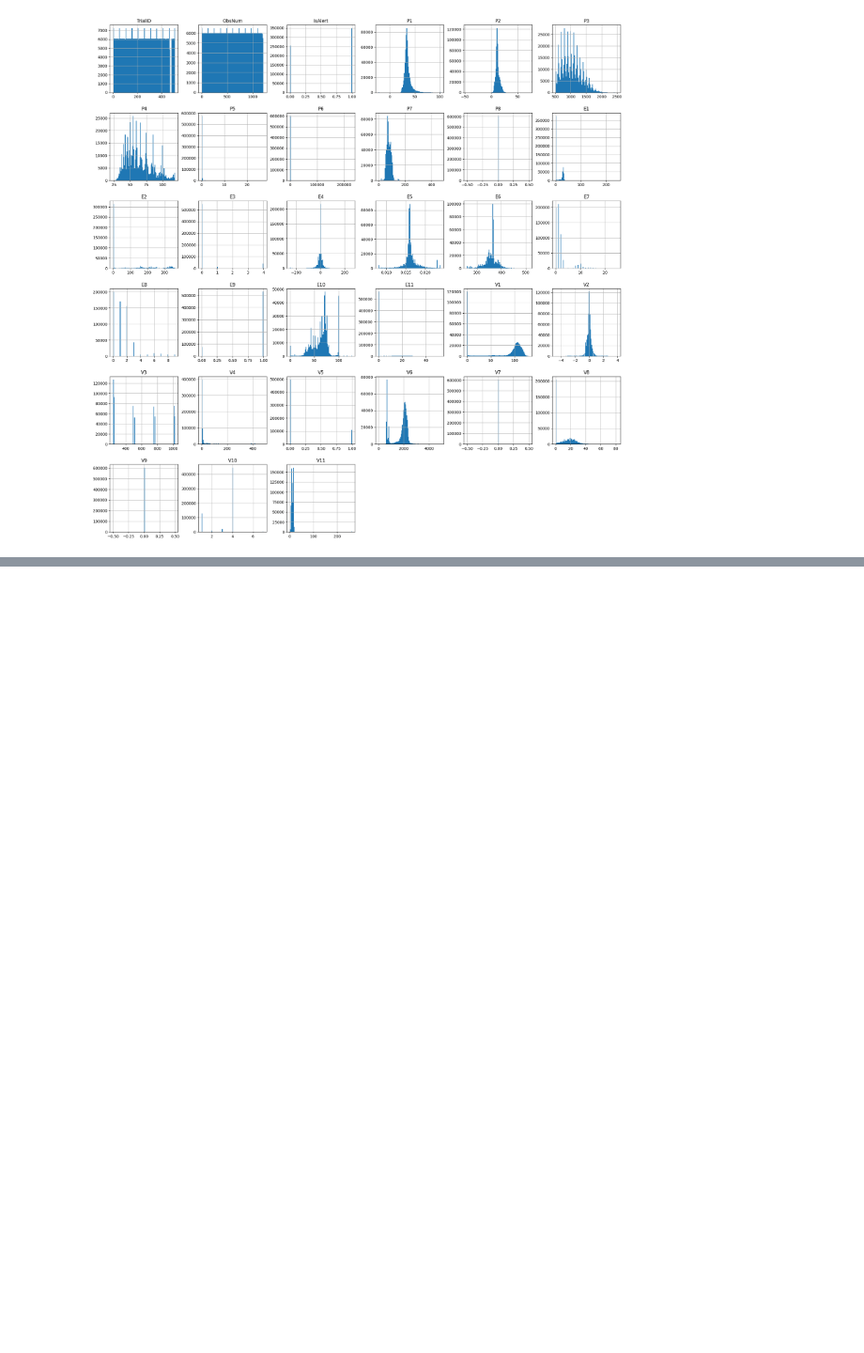
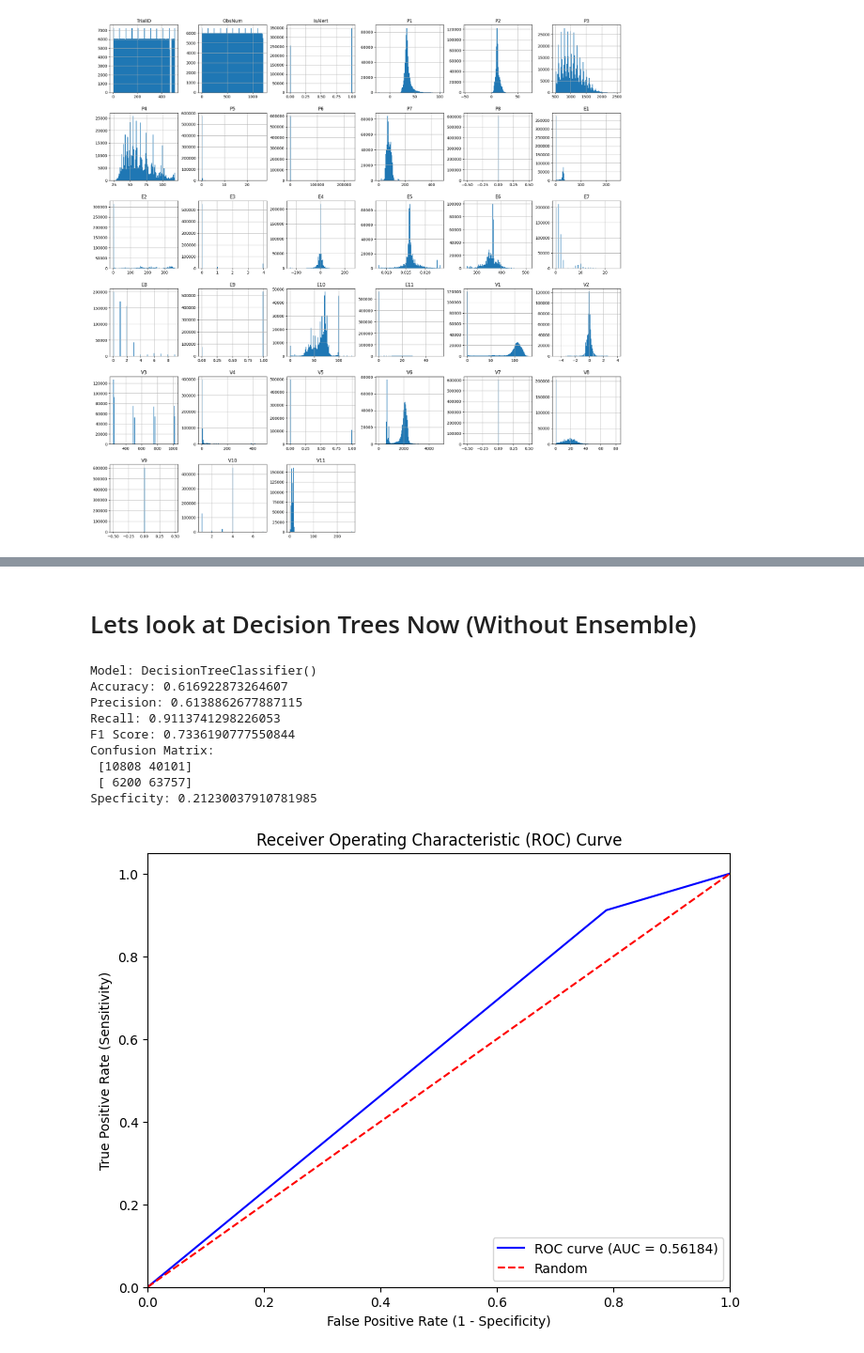
Before and after one commit to JaySachar/MSE413-ML, a Jupyter notebook: Project/main.ipynb, the cells around one changed output, grey strips where cells are left out. Shown at 94% size. Cells and saved outputs as stored; diff of their text form; code cells hidden in the pictures; blank space fills up the shorter version.

```diff
--- a/Project/main.ipynb
+++ b/Project/main.ipynb
@@ -92,0 +334,21 @@ Name: IsAlert, dtype: float64
+# %% [markdown]
+# Lets look at Decision Trees Now (Without Ensemble)
+# %%
+from sklearn import tree
+from sklearn.tree import DecisionTreeClassifier
+
+dtree = DecisionTreeClassifier()
+dtree = dtree.fit(X,Y)
+
+model_attribute_eval(X_test, Y_test, dtree)
+# %% [output]
+Model: DecisionTreeClassifier()
+Accuracy: 0.616922873264607
+Precision: 0.6138862677887115
+Recall: 0.9113741298226053
+F1 Score: 0.7336190777550844
+Confusion Matrix:
+ [10808 40101]
+ [ 6200 63757]
+Specficity: 0.21230037910781985
+[figure, added]
```
Also changed, not shown: parts of 27 cells of this notebook.
